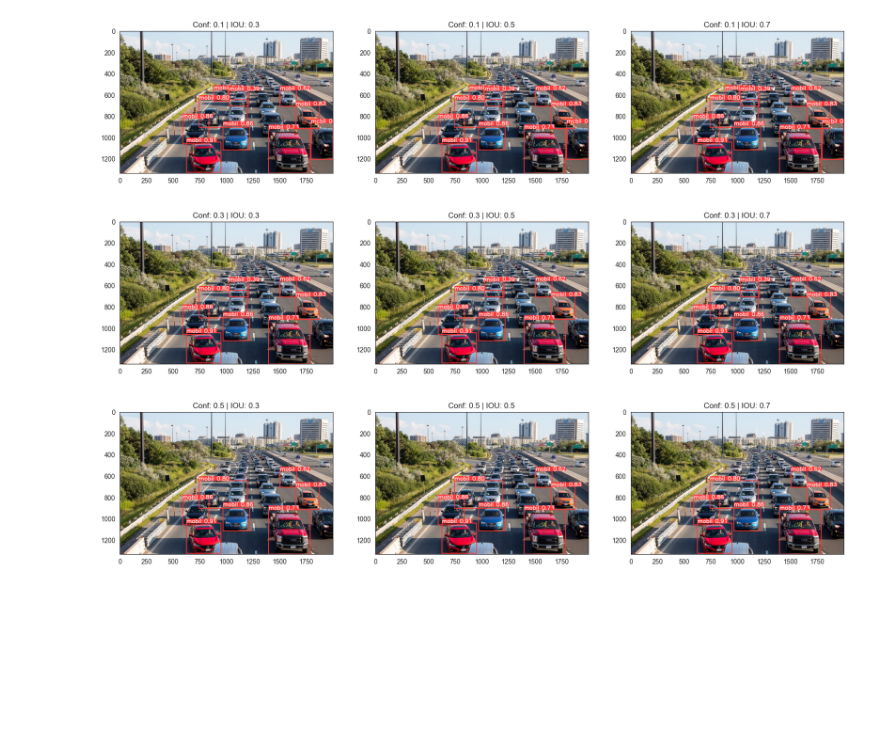
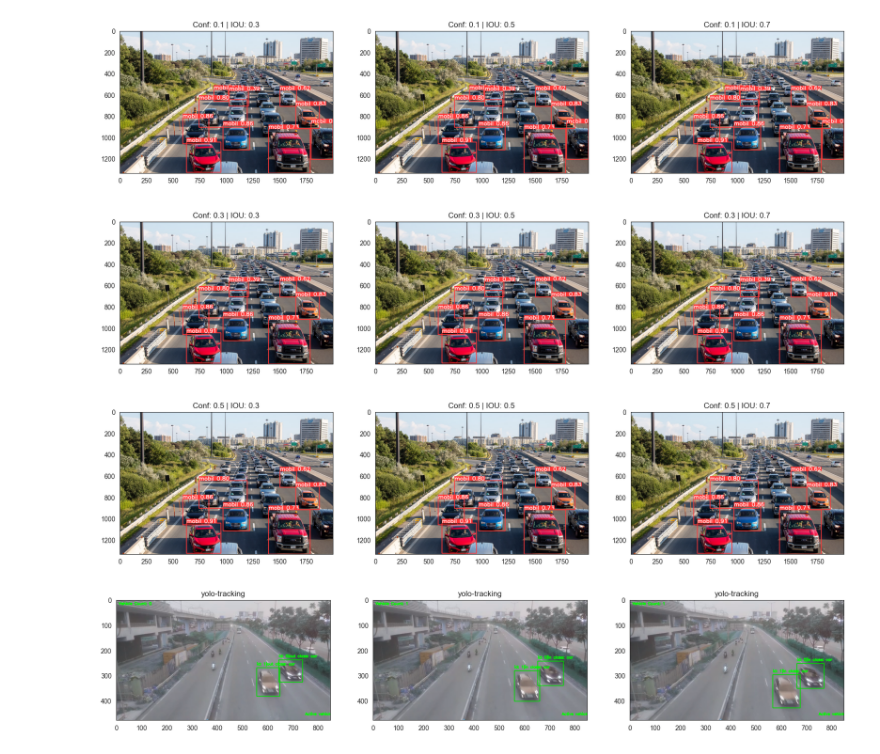
Before and after one commit to 4ursmile/Car_counting, a Jupyter notebook: Lab.ipynb, the cells around one changed output. Cells and saved outputs as stored; diff of their text form; code cells hidden in the pictures; blank space fills up the shorter version.

```diff
--- a/Lab.ipynb
+++ b/Lab.ipynb
@@ -158,3 +156,7 @@ while True:
         break;
     if n_of_frame == max_of_frame:
         break;
+# %%
+plot_list_Frame(yolo_frame_take[:6:2], title1="yolo-tracking")
+# %% [output]
+[figure, added]
```
Also changed, not shown: parts of 1 cell of this notebook.
